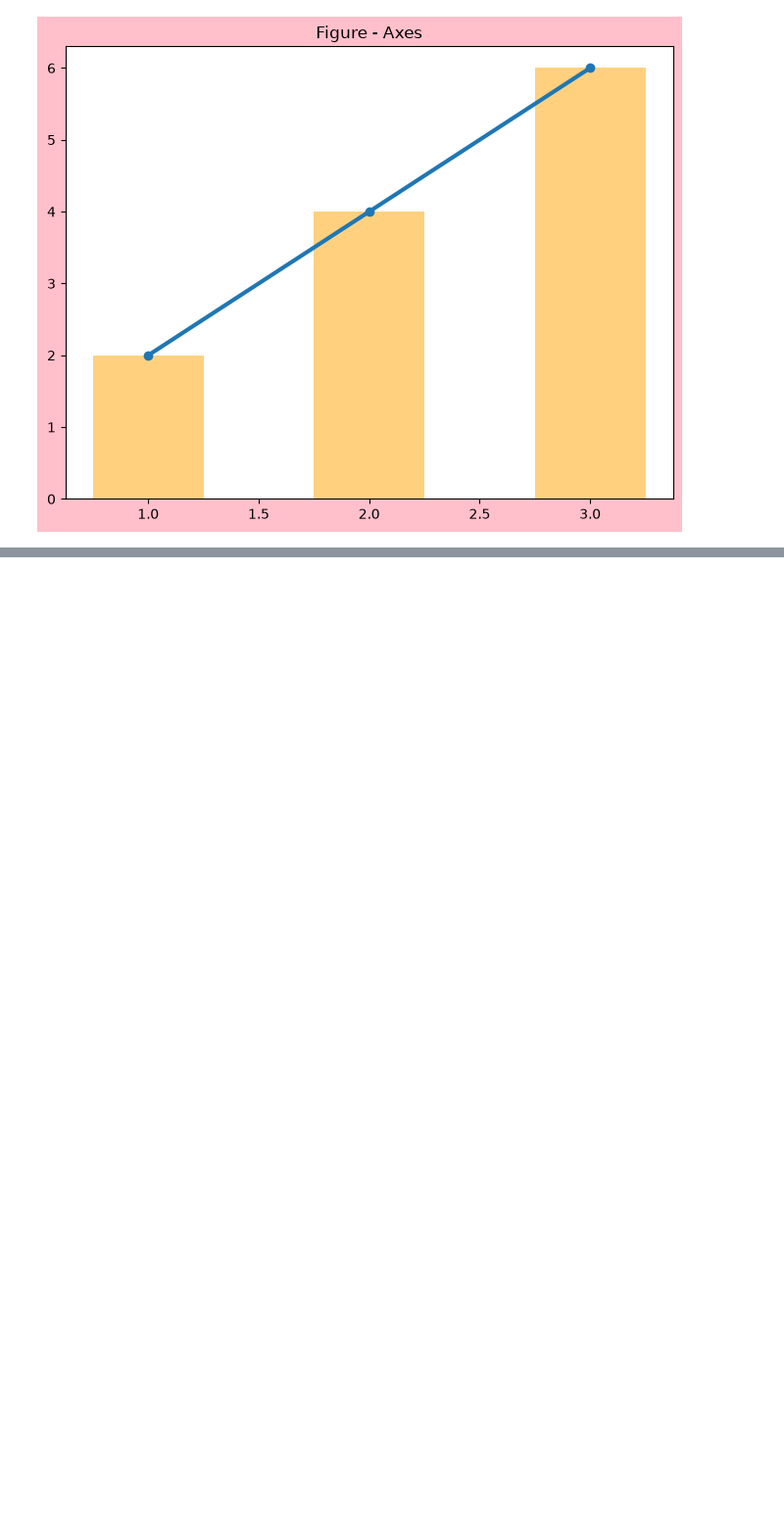
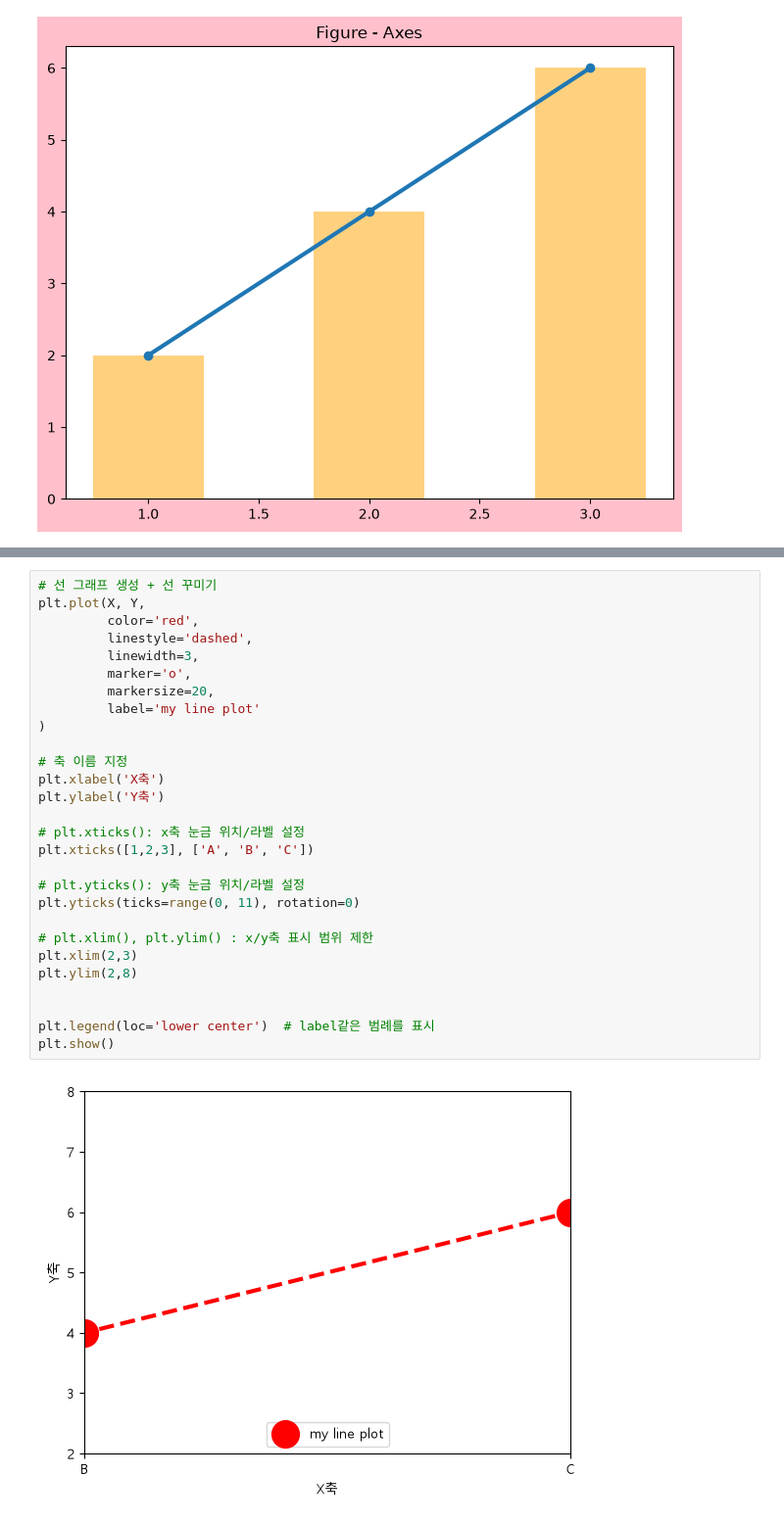
Before and after one commit to suhoo898-skn-33/05_data_analysis, a Jupyter notebook: 03_data_visualization/01_matplotlib.ipynb, the cells around one changed output, grey strips where cells are left out. Shown at 98% size. Cells and saved outputs as stored; diff of their text form; blank space fills up the shorter version.

```diff
--- a/03_data_visualization/01_matplotlib.ipynb
+++ b/03_data_visualization/01_matplotlib.ipynb
@@ -104,0 +175,30 @@ plt.show()
+# %%
+# 선 그래프 생성 + 선 꾸미기
+plt.plot(X, Y,
+         color='red',
+         linestyle='dashed',
+         linewidth=3,
+         marker='o',
+         markersize=20,
+         label='my line plot'
+)
+
+# 축 이름 지정
+plt.xlabel('X축')
+plt.ylabel('Y축')
+
+# plt.xticks(): x축 눈금 위치/라벨 설정
+plt.xticks([1,2,3], ['A', 'B', 'C'])
+
+# plt.yticks(): y축 눈금 위치/라벨 설정
+plt.yticks(ticks=range(0, 11), rotation=0)
+
+# plt.xlim(), plt.ylim() : x/y축 표시 범위 제한
+plt.xlim(2,3)
+plt.ylim(2,8)
+
+
+plt.legend(loc='lower center')  # label같은 범례를 표시
+plt.show()
+# %% [output]
+[figure, added]
```
Also changed, not shown: parts of 5 cells of this notebook.
